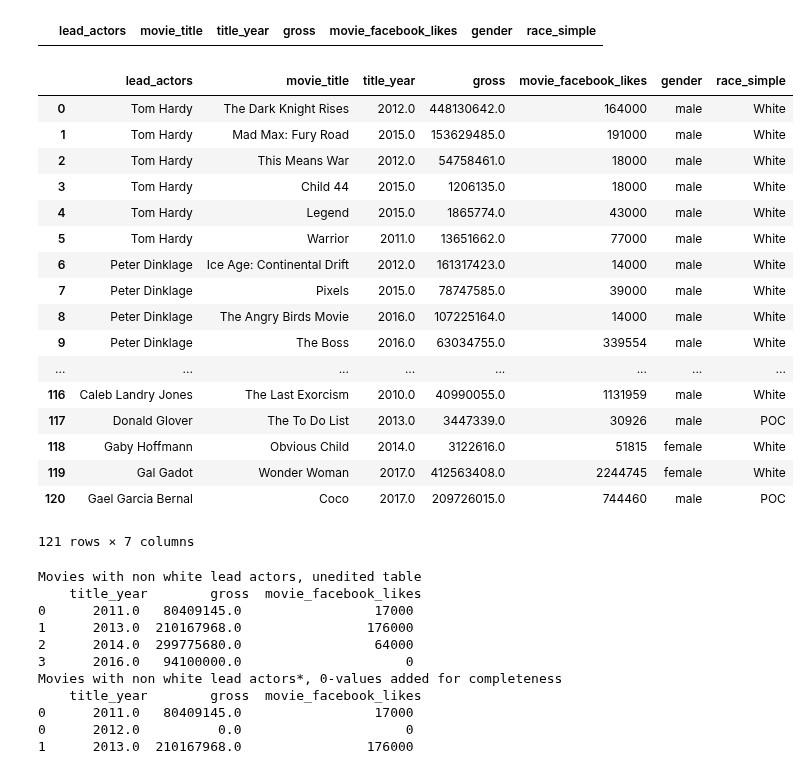
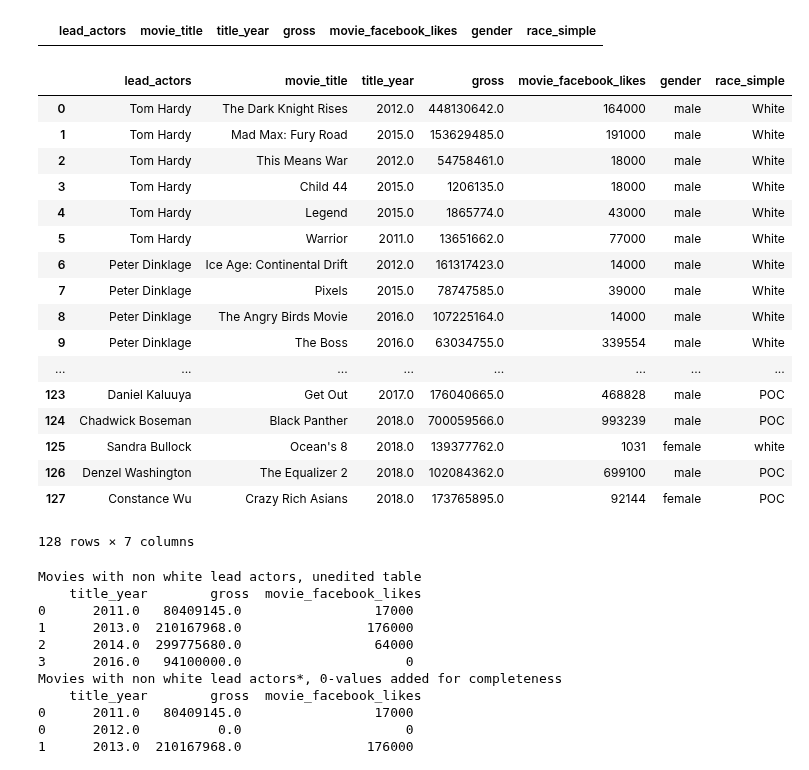
Before and after one commit to Data-Science-HTW/diversity-in-movies, a Jupyter notebook: Diversity in Movies.ipynb, the cells around one changed output. Cells and saved outputs as stored; diff of their text form; code cells hidden in the pictures.

Commit message:
more data from 2017 and 2018

```diff
--- a/Diversity in Movies.ipynb
+++ b/Diversity in Movies.ipynb
@@ -170,7 +154,7 @@ movies_dataframe_noDuplicates.query('movie_facebook_likes == 0')
 # %% [output]
 |  | lead_actors | movie_title | title_year | gross | movie_facebook_likes | gender | race_simple |
 # %%
-#Adding new data from 2017
+#Adding some new data from 2017 and 2018
 movies_dataframe_noDuplicates = movies_dataframe_noDuplicates.append({'lead_actors' : 'Gal Gadot' , 'movie_title' : 'Wonder Woman',
                                                                      'title_year': 2017 ,'gross': 412563408,
                                                                       'movie_facebook_likes': 2244745,
@@ -182,43 +166,63 @@ movies_dataframe_noDuplicates = movies_dataframe_noDuplicates.append({'lead_acto
 movies_dataframe_noDuplicates = movies_dataframe_noDuplicates.append({'lead_actors' : 'Daniel Kaluuya' , 'movie_title' : "Get Out",
                                                                      'title_year': 2017 ,'gross': 176040665,
                                                                       'movie_facebook_likes': 468828,
+                                                                      'gender': 'male', 'race_simple': 'POC'}, ignore_index=True)
+movies_dataframe_noDuplicates = movies_dataframe_noDuplicates.append({'lead_actors' : 'Anna Kendrick' , 'movie_title' : "Pitch Perfect 3",
+                                                                     'title_year': 2017 ,'gross': 104897530,
+                                                                      'movie_facebook_likes': 5961116,
+                                                                      'gender': 'female', 'race_simple': 'white'}, ignore_index=True)
+movies_dataframe_noDuplicates = movies_dataframe_noDuplicates.append({'lead_actors' : 'Samuel L. Jackson' , 'movie_title' : "The Hitman's Bodyguard",
+                                                                     'title_year': 2017 ,'gross': 75468583,
+                                                                      'movie_facebook_likes': 166718,
                                                                       'gender': 'male', 'race_simple': 'POC'}, ignore_index=True)
 movies_dataframe_noDuplicates = movies_dataframe_noDuplicates.append({'lead_actors' : 'Chadwick Boseman' , 'movie_title' : 'Black Panther',
                                                                      'title_year': 2018 ,'gross': 700059566,
                                                                       'movie_facebook_likes': 993239 ,
                                                                       'gender': 'male', 'race_simple': 'POC'}, ignore_index=True)
 movies_dataframe_noDuplicates = movies_dataframe_noDuplicates.append({'lead_actors' : 'Sandra Bullock' , 'movie_title' : "Ocean's 8",
                                                                      'title_year': 2018 ,'gross': 139377762,
                                                                       'movie_facebook_likes': 1031,
                                                                       'gender': 'female', 'race_simple': 'white'}, ignore_index=True)
 movies_dataframe_noDuplicates = movies_dataframe_noDuplicates.append({'lead_actors' : 'Denzel Washington' , 'movie_title' : "The Equalizer 2",
                                                                      'title_year': 2018 ,'gross': 102084362,
                                                                       'movie_facebook_likes': 699100,
                                                                       'gender': 'male', 'race_simple': 'POC'}, ignore_index=True)
 movies_dataframe_noDuplicates = movies_dataframe_noDuplicates.append({'lead_actors' : 'Constance Wu' , 'movie_title' : "Crazy Rich Asians",
                                                                      'title_year': 2018 ,'gross': 173765895,
                                                                       'movie_facebook_likes': 92144,
                                                                       'gender': 'female', 'race_simple': 'POC'}, ignore_index=True)
+movies_dataframe_noDuplicates = movies_dataframe_noDuplicates.append({'lead_actors' : 'Margot Robbie' , 'movie_title' : "I, Tonya",
+                                                                     'title_year': 2017 ,'gross': 30014539,
+                                                                      'movie_facebook_likes': 47220,
+                                                                      'gender': 'female', 'race_simple': 'white'}, ignore_index=True)
+movies_dataframe_noDuplicates = movies_dataframe_noDuplicates.append({'lead_actors' : 'Storm Reid' , 'movie_title' : "A Wrinkle in Time",
+                                                                     'title_year': 2018 ,'gross': 100478608,
+                                                                      'movie_facebook_likes': 132133,
+                                                                      'gender': 'female', 'race_simple': 'POC'}, ignore_index=True)
+movies_dataframe_noDuplicates = movies_dataframe_noDuplicates.append({'lead_actors' : 'John Boyega' , 'movie_title' : "Pacific Rim Uprising",
+                                                                     'title_year': 2018 ,'gross': 59587110,
+                                                                      'movie_facebook_likes': 2030862,
+                                                                      'gender': 'male', 'race_simple': 'POC'}, ignore_index=True)
 movies_dataframe_noDuplicates
 # %% [output]
 |  | lead_actors | movie_title | title_year | gross | movie_facebook_likes | gender | race_simple |
 | 0 | Tom Hardy | The Dark Knight Rises | 2012.0 | 448130642.0 | 164000 | male | White |
 | 1 | Tom Hardy | Mad Max: Fury Road | 2015.0 | 153629485.0 | 191000 | male | White |
 | 2 | Tom Hardy | This Means War | 2012.0 | 54758461.0 | 18000 | male | White |
 | 3 | Tom Hardy | Child 44 | 2015.0 | 1206135.0 | 18000 | male | White |
 | 4 | Tom Hardy | Legend | 2015.0 | 1865774.0 | 43000 | male | White |
 | 5 | Tom Hardy | Warrior | 2011.0 | 13651662.0 | 77000 | male | White |
 | 6 | Peter Dinklage | Ice Age: Continental Drift | 2012.0 | 161317423.0 | 14000 | male | White |
 | 7 | Peter Dinklage | Pixels | 2015.0 | 78747585.0 | 39000 | male | White |
 | 8 | Peter Dinklage | The Angry Birds Movie | 2016.0 | 107225164.0 | 14000 | male | White |
 | 9 | Peter Dinklage | The Boss | 2016.0 | 63034755.0 | 339554 | male | White |
 | ... | ... | ... | ... | ... | ... | ... | ... |
-| 116 | Caleb Landry Jones | The Last Exorcism | 2010.0 | 40990055.0 | 1131959 | male | White |
-| 117 | Donald Glover | The To Do List | 2013.0 | 3447339.0 | 30926 | male | POC |
-| 118 | Gaby Hoffmann | Obvious Child | 2014.0 | 3122616.0 | 51815 | female | White |
-| 119 | Gal Gadot | Wonder Woman | 2017.0 | 412563408.0 | 2244745 | female | White |
-| 120 | Gael Garcia Bernal | Coco | 2017.0 | 209726015.0 | 744460 | male | POC |
+| 123 | Daniel Kaluuya | Get Out | 2017.0 | 176040665.0 | 468828 | male | POC |
+| 124 | Chadwick Boseman | Black Panther | 2018.0 | 700059566.0 | 993239 | male | POC |
+| 125 | Sandra Bullock | Ocean's 8 | 2018.0 | 139377762.0 | 1031 | female | white |
+| 126 | Denzel Washington | The Equalizer 2 | 2018.0 | 102084362.0 | 699100 | male | POC |
+| 127 | Constance Wu | Crazy Rich Asians | 2018.0 | 173765895.0 | 92144 | female | POC |
-121 rows × 7 columns
+128 rows × 7 columns
 # %%
 # VISUALIZATION
 # Part 1: Categorization and data preparation
```
Also changed, not shown: parts of 1 cell of this notebook.
